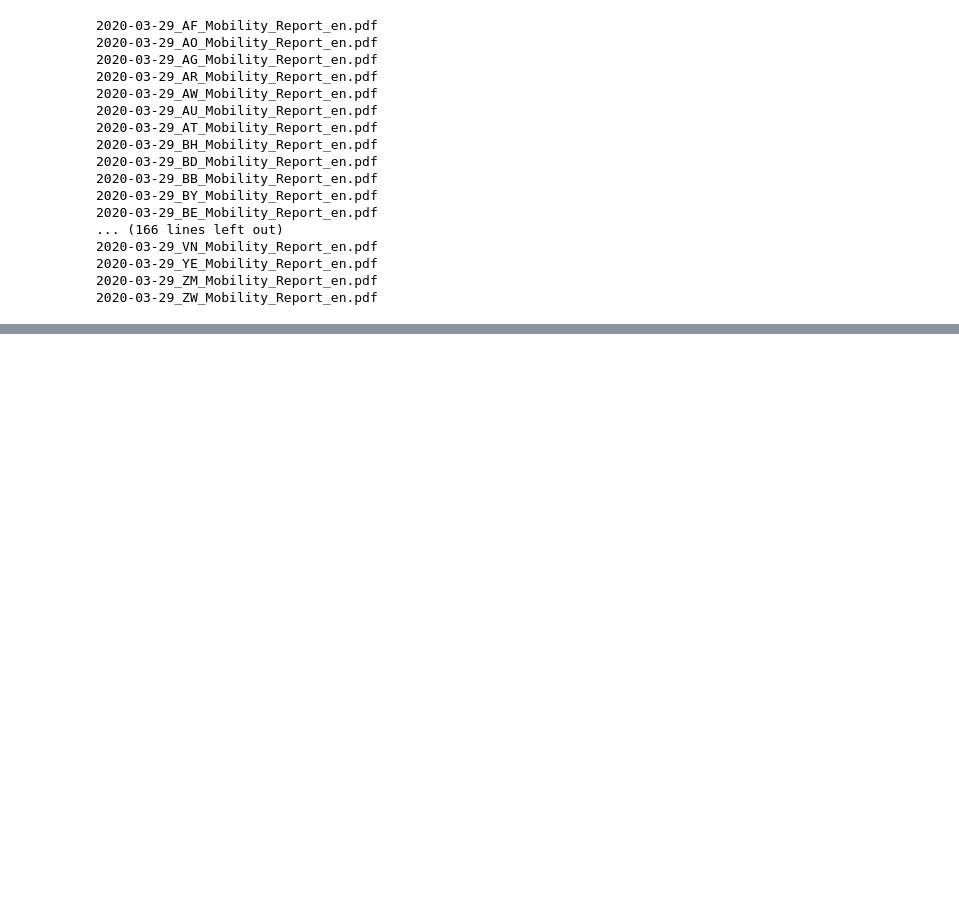
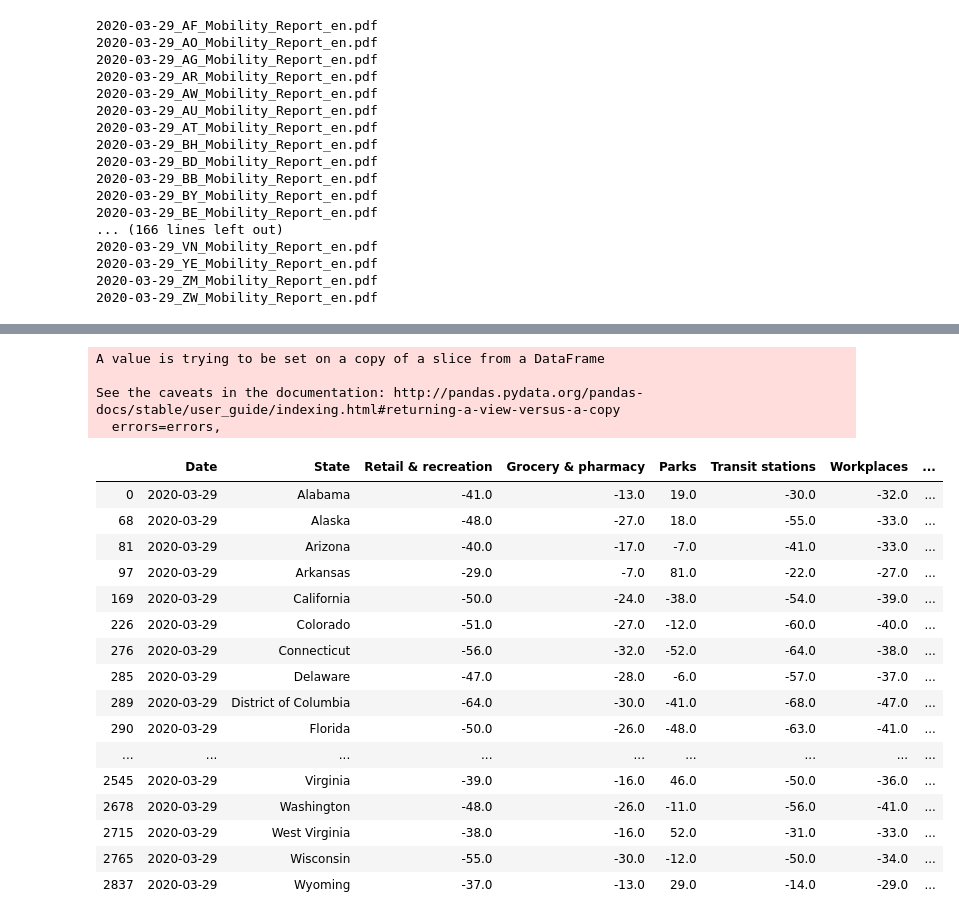
Before and after one commit to debanjandas9999/Coronavirus_Analysis, a Jupyter notebook: Pdfparse.ipynb, the cells around one changed output, grey strips where cells are left out. Cells and saved outputs as stored; diff of their text form; code cells hidden in the pictures; blank space fills up the shorter version.

```diff
--- a/Pdfparse.ipynb
+++ b/Pdfparse.ipynb
@@ -247,3 +247,6 @@ def build_excel_covid_report_detailed(directory = 'data',destination ='mobility_
 # %%
 build_excel_covid_report_detailed(directory = 'data', destination = 'mobility_US_states',
                                   report_type = 'US_states', file_format = 'csv')
+# %%
+US = pd.read_csv('mobility_US_states.csv')
+US
@@ -249,0 +267,27 @@ build_excel_covid_report_detailed(directory = 'data', destination = 'mobility_US
+# %%
+US = US.loc[US['Region'] == 'Total']
+
+US.drop(US.columns[[2]], axis = 1, inplace = True)
+US
+# %% [output]
+A value is trying to be set on a copy of a slice from a DataFrame
+
+See the caveats in the documentation: http://pandas.pydata.org/pandas-docs/stable/user_guide/indexing.html#returning-a-view-versus-a-copy
+  errors=errors,
+|  | Date | State | Retail & recreation | Grocery & pharmacy | Parks | Transit stations | Workplaces | ... |
+| 0 | 2020-03-29 | Alabama | -41.0 | -13.0 | 19.0 | -30.0 | -32.0 | ... |
+| 68 | 2020-03-29 | Alaska | -48.0 | -27.0 | 18.0 | -55.0 | -33.0 | ... |
+| 81 | 2020-03-29 | Arizona | -40.0 | -17.0 | -7.0 | -41.0 | -33.0 | ... |
+| 97 | 2020-03-29 | Arkansas | -29.0 | -7.0 | 81.0 | -22.0 | -27.0 | ... |
+| 169 | 2020-03-29 | California | -50.0 | -24.0 | -38.0 | -54.0 | -39.0 | ... |
+| 226 | 2020-03-29 | Colorado | -51.0 | -27.0 | -12.0 | -60.0 | -40.0 | ... |
+| 276 | 2020-03-29 | Connecticut | -56.0 | -32.0 | -52.0 | -64.0 | -38.0 | ... |
+| 285 | 2020-03-29 | Delaware | -47.0 | -28.0 | -6.0 | -57.0 | -37.0 | ... |
+| 289 | 2020-03-29 | District of Columbia | -64.0 | -30.0 | -41.0 | -68.0 | -47.0 | ... |
+| 290 | 2020-03-29 | Florida | -50.0 | -26.0 | -48.0 | -63.0 | -41.0 | ... |
+| ... | ... | ... | ... | ... | ... | ... | ... | ... |
+| 2545 | 2020-03-29 | Virginia | -39.0 | -16.0 | 46.0 | -50.0 | -36.0 | ... |
+| 2678 | 2020-03-29 | Washington | -48.0 | -26.0 | -11.0 | -56.0 | -41.0 | ... |
+| 2715 | 2020-03-29 | West Virginia | -38.0 | -16.0 | 52.0 | -31.0 | -33.0 | ... |
+| 2765 | 2020-03-29 | Wisconsin | -55.0 | -30.0 | -12.0 | -50.0 | -34.0 | ... |
+| 2837 | 2020-03-29 | Wyoming | -37.0 | -13.0 | 29.0 | -14.0 | -29.0 | ... |
```
Also changed, not shown: parts of 1 cell of this notebook.
